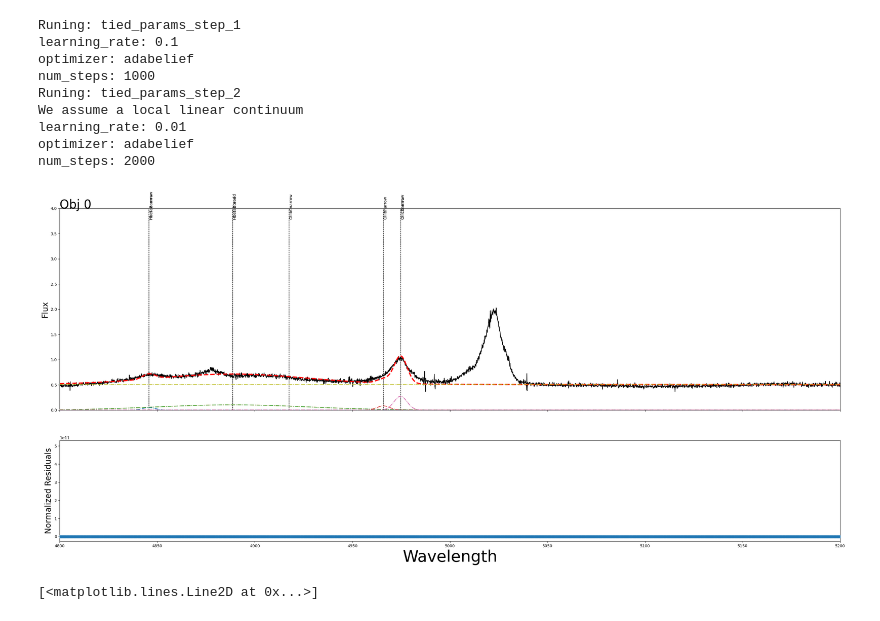
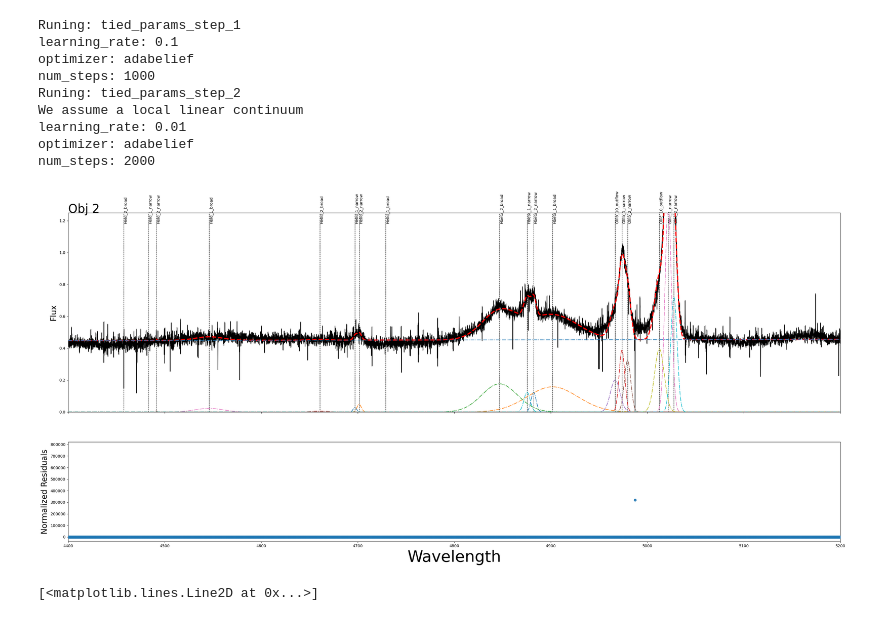
Before and after one commit to felavila/sheap, a Jupyter notebook: notebooks/2038_xd.ipynb, the cells around one changed output. Drawn from its saved outputs; the diff is of its cells as text; code cells hidden in the pictures.

```diff
--- a/notebooks/2038_xd.ipynb
+++ b/notebooks/2038_xd.ipynb
@@ -60,4 +69,4 @@ will be created
 # %%
-Hbeta_class = RegionFiting(region.to_complex(add_free=True,free_Fe=False))
+clase = RegionFitting(region.to_complex(add_free=True,free_Fe=False))
 # %% [output]
 We assume a local linear continuum
@@ -94,10 +103,10 @@ learning_rate: 0.01
 optimizer: adabelief
 num_steps: 2000
 # %%
-region_plot = SheapRegionplot(Hbeta_class)
-region_plot.plot(0,xlim=[4800,5200],ylim=[0,4],add_name=True)#207
+region_plot = SheapRegionplot(clase)
+region_plot.plot(2,xlim=[4400,5200],ylim=[0,1.25],add_name=True)#207
 # %% [output]
-[figure, old version]
+[figure, new version]
 # %%
 plt.plot(jnp.array(Hbeta_class.loss).T[3])
 # %% [output]
```
Also changed, not shown: parts of 11 cells of this notebook, 4 other files.
